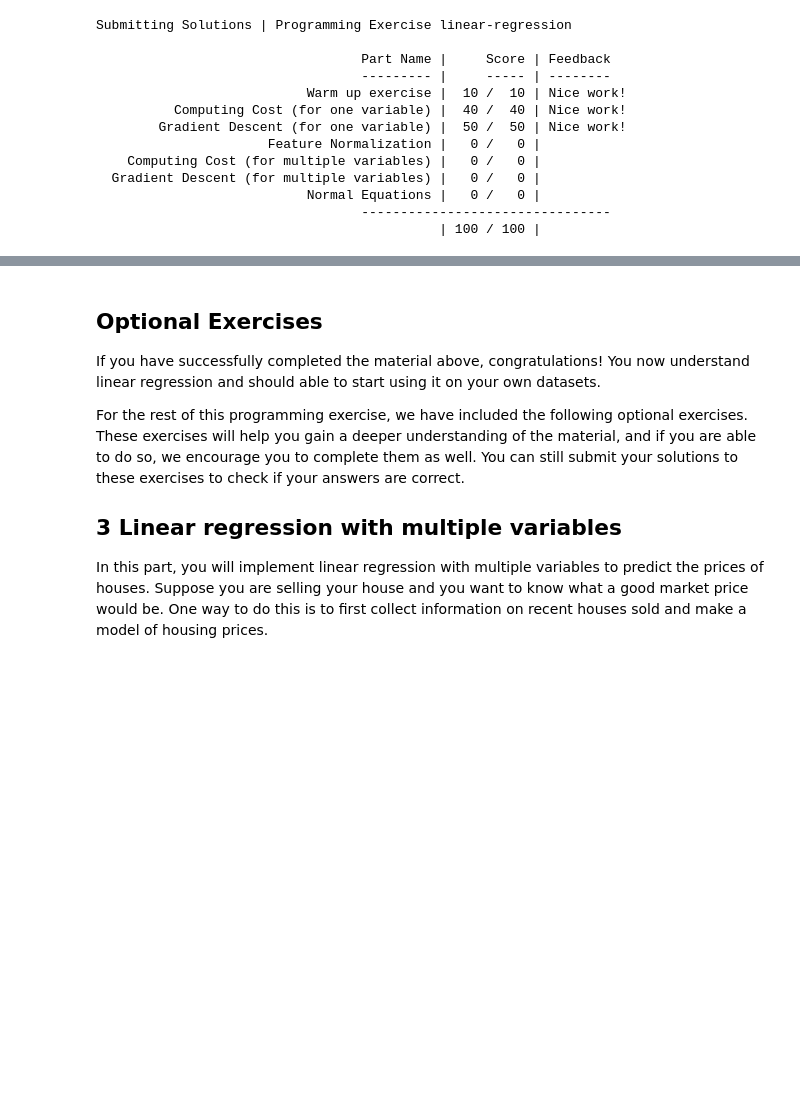
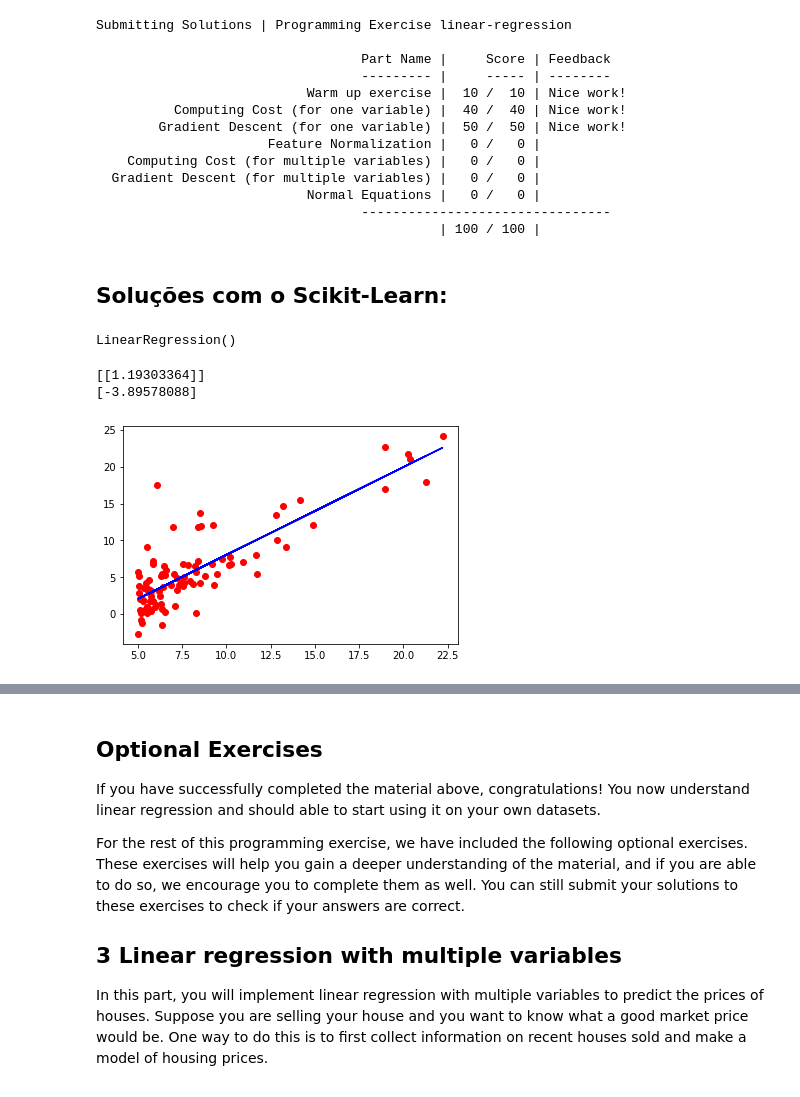
Before and after one commit to caiocesart/ml-coursera-python-assignments, a Jupyter notebook: Exercise1/exercise1.ipynb, the cells around one changed output, grey strips where cells are left out. Saved outputs shown, nothing was run; the diff lists cells and outputs as text; code cells hidden in the pictures; blank space fills up the shorter version.

```diff
--- a/Exercise1/exercise1.ipynb
+++ b/Exercise1/exercise1.ipynb
@@ -510,6 +528,34 @@ Submitting Solutions | Programming Exercise linear-regression
                            Normal Equations |   0 /   0 |
                                   --------------------------------
                                             | 100 / 100 |
+# %% [markdown]
+## Soluções com o Scikit-Learn:
+# %%
+XX = df.iloc[:,0].values
+yy = df.iloc[:,-1].values
+XX = XX.reshape(-1,1)
+yy = yy.reshape(-1,1)
+# %%
+from sklearn.linear_model import LinearRegression
+regressor = LinearRegression()
+regressor.fit(XX, yy)
+# %% [output]
+LinearRegression()
+# %%
+print(regressor.coef_)
+print(regressor.intercept_)
+# %% [output]
+[[1.19303364]]
+[-3.89578088]
+# %%
+pyplot.scatter(XX, yy, color = 'red')
+pyplot.plot(XX, regressor.predict(XX), color = 'blue')
+# plt.title('Salary vs Experience (Training set)')
+# plt.xlabel('Years of Experience')
+# plt.ylabel('Salary')
+pyplot.show()
+# %% [output]
+[figure, added]
 # %% [markdown]
 ### 2.4 Visualizing $J(\theta)$
 
```
Also changed, not shown: parts of 14 cells of this notebook.
